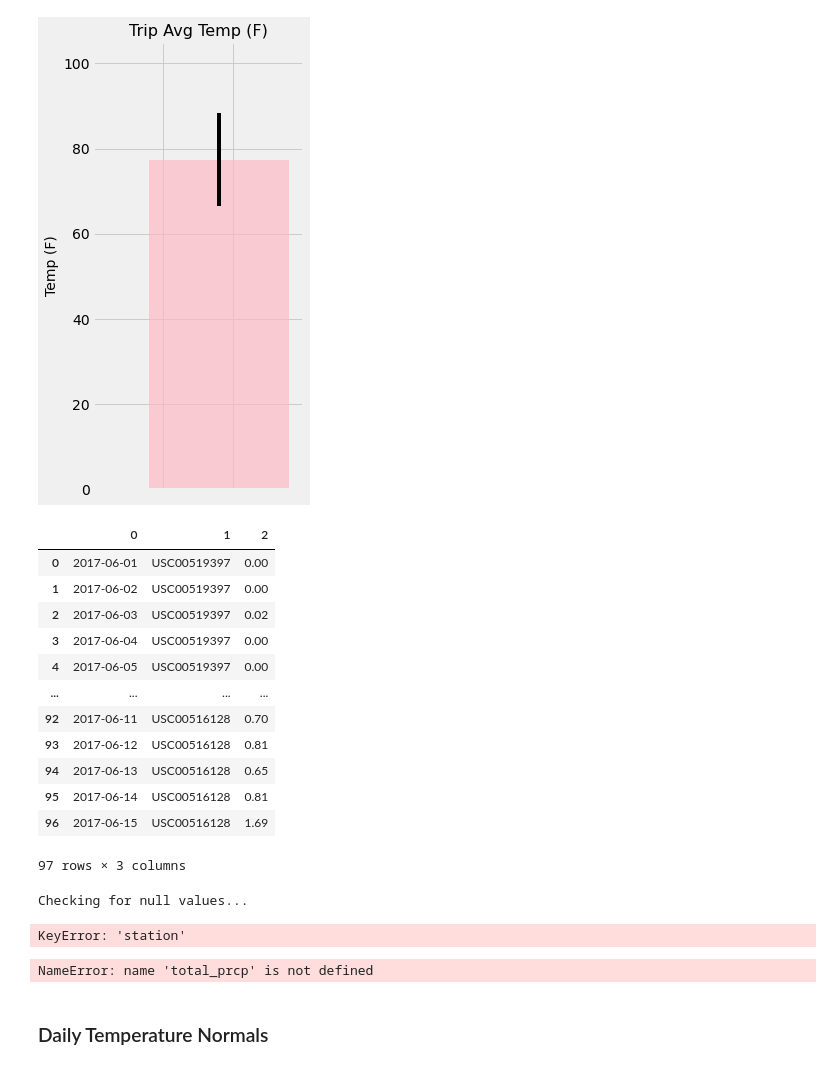
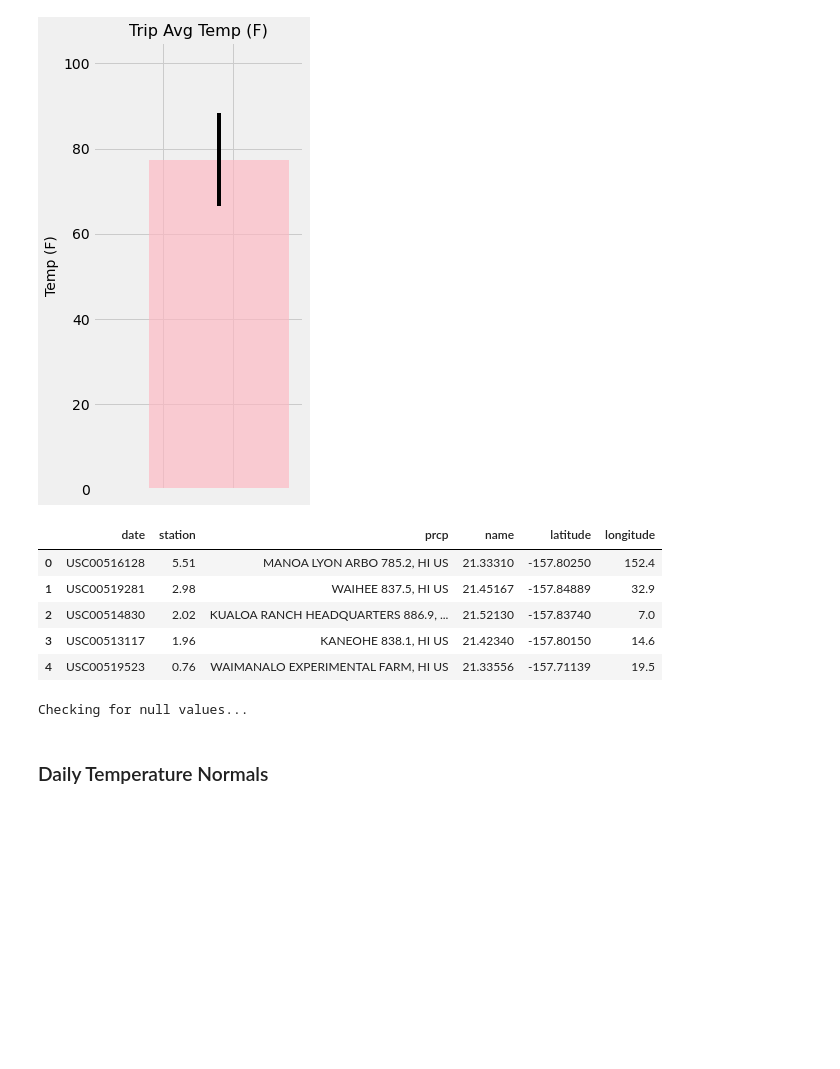
Before and after one commit to prinathaker/sqlalchemy-challenge, a Jupyter notebook: Instructions/temp_analysis_bonus_2_starter.ipynb, the cells around one changed output. Cells and saved outputs as stored; diff of their text form; code cells hidden in the pictures; blank space fills up the shorter version.

```diff
--- a/Instructions/temp_analysis_bonus_2_starter.ipynb
+++ b/Instructions/temp_analysis_bonus_2_starter.ipynb
@@ -107,29 +107,3 @@ plt.savefig("Images/TripAvgTemp.png")
 plt.show()
 # %% [output]
 [figure]
-# %%
-### Daily Rainfall Average
-
-# Calculate the total amount of rainfall per weather station for your trip dates using the previous year's
-# matching dates.
-# Sort this in descending order by precipitation amount and list the station, name, latitude, longitude, and elevation
-
-# --- get all precipitation data from dataset for one year ago dates using SQLAlchemy and save in dataframe ---
-prcp_station_df = pd.DataFrame(session.query(Measurement.date, Measurement.station, Measurement.prcp).\
-                               filter((Measurement.date >= startdate_oneyearprior) & \
-                               (Measurement.date <= enddate_oneyearprior)).all())
-prcp_station_df
-# %% [output]
-|  | 0 | 1 | 2 |
-| 0 | 2017-06-01 | USC00519397 | 0.00 |
-| 1 | 2017-06-02 | USC00519397 | 0.00 |
-| 2 | 2017-06-03 | USC00519397 | 0.02 |
-| 3 | 2017-06-04 | USC00519397 | 0.00 |
-| 4 | 2017-06-05 | USC00519397 | 0.00 |
-| ... | ... | ... | ... |
-| 92 | 2017-06-11 | USC00516128 | 0.70 |
-| 93 | 2017-06-12 | USC00516128 | 0.81 |
-| 94 | 2017-06-13 | USC00516128 | 0.65 |
-| 95 | 2017-06-14 | USC00516128 | 0.81 |
-| 96 | 2017-06-15 | USC00516128 | 1.69 |
-97 rows × 3 columns
@@ -136,30 +120,25 @@ prcp_station_df
+# %%
+
+prcp_station_results = pd.DataFrame(prcp_station_df,columns=['date','station','prcp','name','latitude','longitude'])
+prcp_station_results.head()
+# %% [output]
+|  | date | station | prcp | name | latitude | longitude |
+| 0 | USC00516128 | 5.51 | MANOA LYON ARBO 785.2, HI US | 21.33310 | -157.80250 | 152.4 |
+| 1 | USC00519281 | 2.98 | WAIHEE 837.5, HI US | 21.45167 | -157.84889 | 32.9 |
+| 2 | USC00514830 | 2.02 | KUALOA RANCH HEADQUARTERS 886.9, ... | 21.52130 | -157.83740 | 7.0 |
+| 3 | USC00513117 | 1.96 | KANEOHE 838.1, HI US | 21.42340 | -157.80150 | 14.6 |
+| 4 | USC00519523 | 0.76 | WAIMANALO EXPERIMENTAL FARM, HI US | 21.33556 | -157.71139 | 19.5 |
 # %%
 # --- check and drop null values from prcp_station_df---
 print("Checking for null values...")
 #print(f"There are {prcp_station_df['prcp'].isnull().sum()} null values in the precipitation data - dropping!")
 
-prcp_station_df.dropna(axis=0, how="any", inplace=True)
+prcp_station_results.dropna(axis=0, how="any", inplace=True)
 
 # --- group by station and get total precipitation amount for each station ---
-total_prcp = pd.DataFrame(prcp_station_df.groupby('station').sum())
+total_prcp = pd.DataFrame(prcp_station_results.groupby('station').sum())
 # %% [output]
 Checking for null values...
-KeyError: 'station'
-# %%
-# --- get station data from station table and save in dataframe ---
-station_df = pd.DataFrame(session.query(Station.station, Station.name, Station.latitude, Station.longitude,\
-                                        Station.elevation).all())
-
-
-# --- merge the two dataframes together, sort by total precipitation amount ---
-rainfall_per_station_df = pd.merge(total_prcp, station_df, on="station").rename(columns={"prcp":"total precipitation (in)"})
-rainfall_per_station_df.sort_values('total precipitation (in)', ascending=False, inplace=True)
-rainfall_per_station_df.reset_index(inplace=True, drop=True)
-
-# --- display the dataframe ---
-rainfall_per_station_df
-# %% [output]
-NameError: name 'total_prcp' is not defined
 # %% [markdown]
 ### Daily Temperature Normals
 # %%
```
Also changed, not shown: parts of 5 cells of this notebook.
